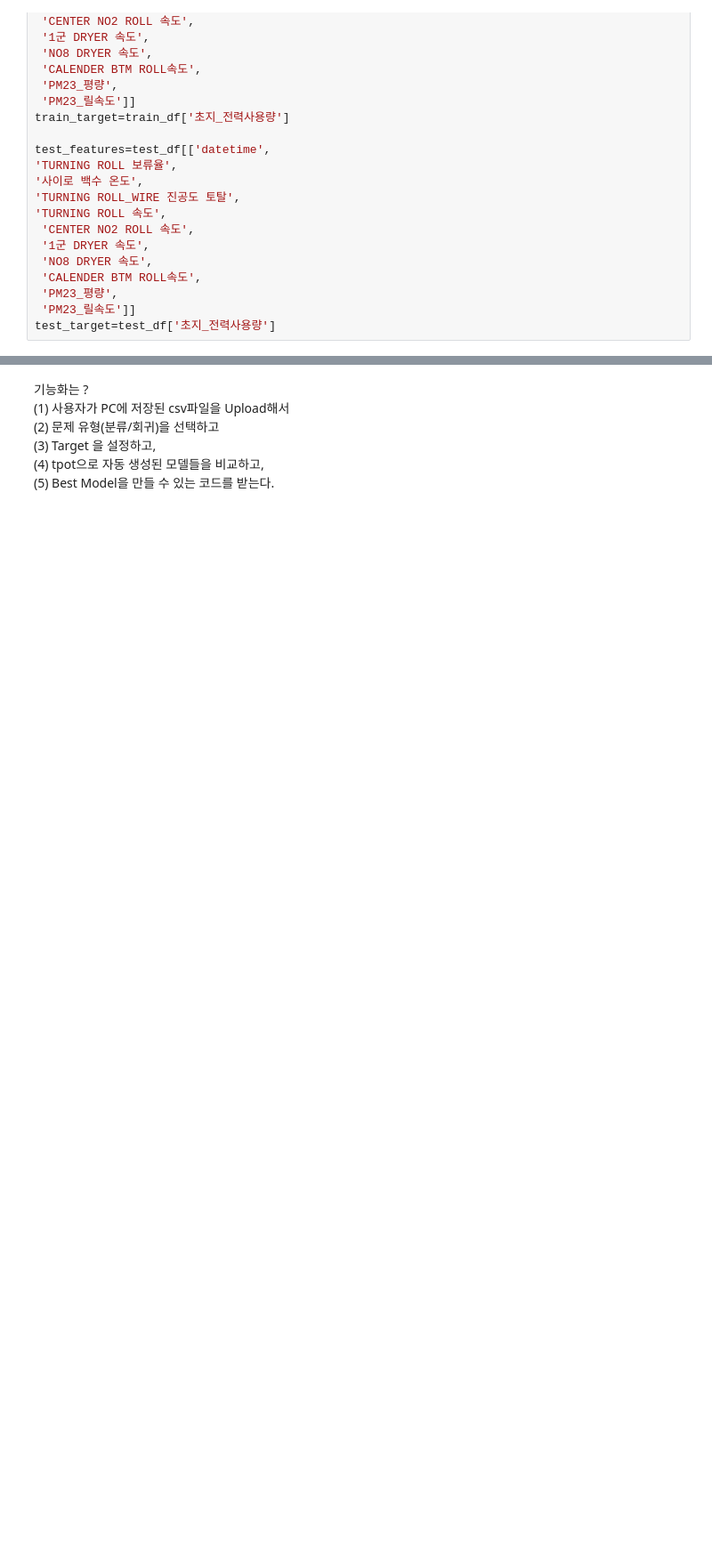
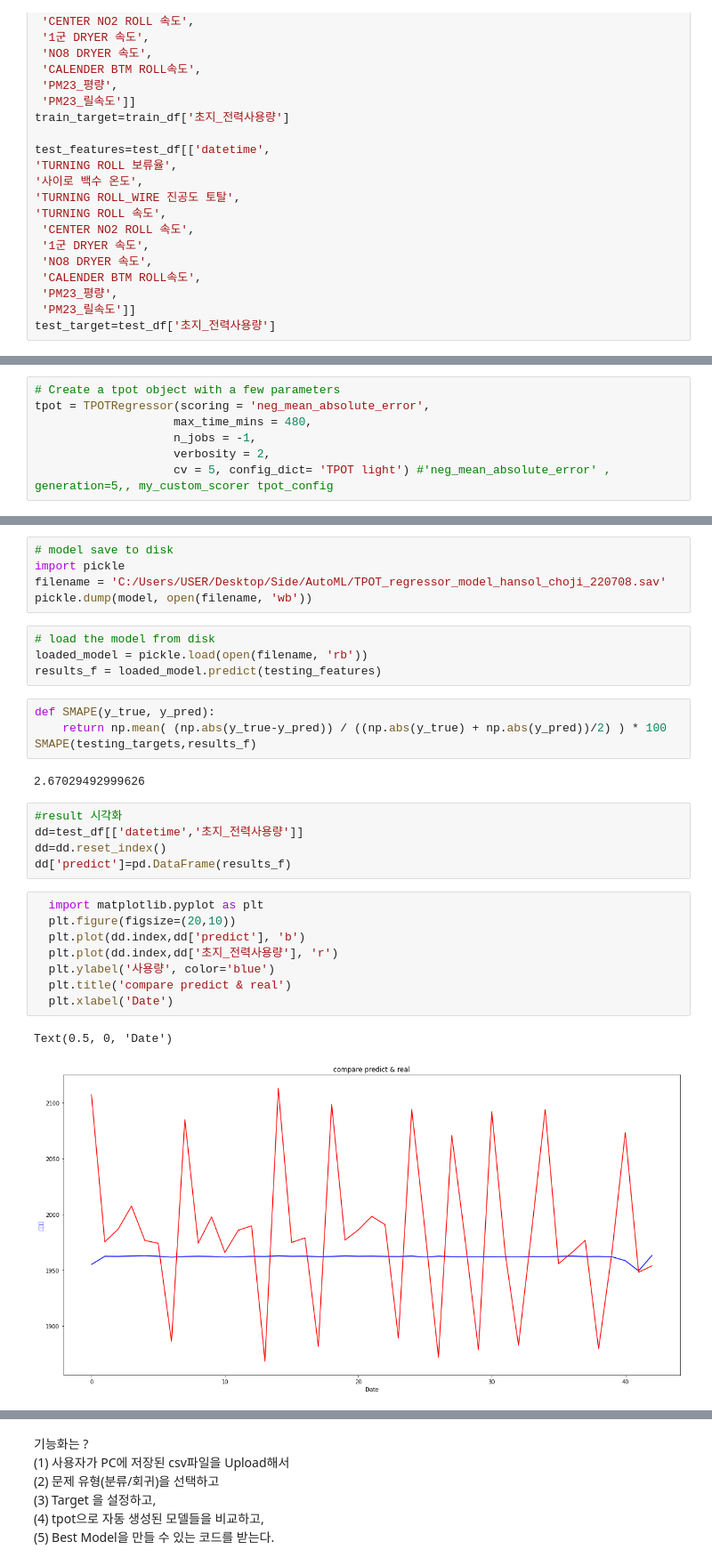
Before and after one commit to yeonkyoung/Algorithms, a Jupyter notebook: baselined/3. Auto ML/TPOT_regressor.ipynb, the cells around one changed output, grey strips where cells are left out. Shown: that part at 89% size. Cells and saved outputs as stored; diff of their text form; blank space fills up the shorter version.

```diff
--- a/baselined/3. Auto ML/TPOT_regressor.ipynb
+++ b/baselined/3. Auto ML/TPOT_regressor.ipynb
@@ -480,0 +453,7 @@ array([1757.6, 1854.9, 1620.7, ..., 1950.2, 1882.3, 1942.4])
+# %%
+# Create a tpot object with a few parameters
+tpot = TPOTRegressor(scoring = 'neg_mean_absolute_error',
+                    max_time_mins = 480,
+                    n_jobs = -1,
+                    verbosity = 2,
+                    cv = 5, config_dict= 'TPOT light') #'neg_mean_absolute_error' , generation=5,, my_custom_scorer tpot_config
@@ -480,0 +600,31 @@ array([1757.6, 1854.9, 1620.7, ..., 1950.2, 1882.3, 1942.4])
+# %%
+# model save to disk
+import pickle
+filename = 'C:/Users/USER/Desktop/Side/AutoML/TPOT_regressor_model_hansol_choji_220708.sav'
+pickle.dump(model, open(filename, 'wb'))
+# %%
+# load the model from disk
+loaded_model = pickle.load(open(filename, 'rb'))
+results_f = loaded_model.predict(testing_features)
+# %%
+def SMAPE(y_true, y_pred):
+    return np.mean( (np.abs(y_true-y_pred)) / ((np.abs(y_true) + np.abs(y_pred))/2) ) * 100
+SMAPE(testing_targets,results_f)
+# %% [output]
+2.67029492999626
+# %%
+#result 시각화
+dd=test_df[['datetime','초지_전력사용량']]
+dd=dd.reset_index()
+dd['predict']=pd.DataFrame(results_f)
+# %%
+  import matplotlib.pyplot as plt
+  plt.figure(figsize=(20,10))
+  plt.plot(dd.index,dd['predict'], 'b')
+  plt.plot(dd.index,dd['초지_전력사용량'], 'r')
+  plt.ylabel('사용량', color='blue')
+  plt.title('compare predict & real')
+  plt.xlabel('Date')
+# %% [output]
+Text(0.5, 0, 'Date')
+[figure, added]
```
Also changed, not shown: parts of 28 cells of this notebook.
